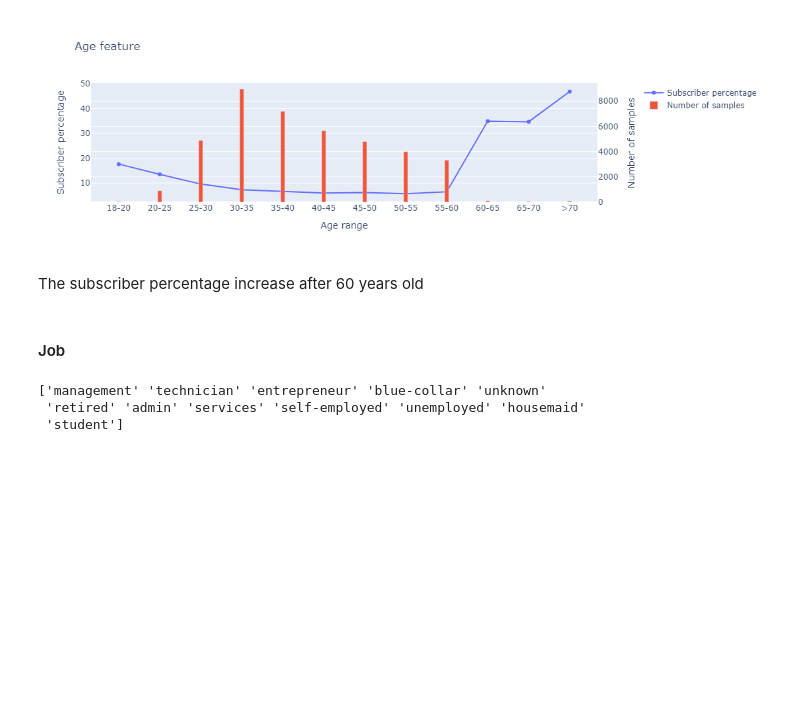
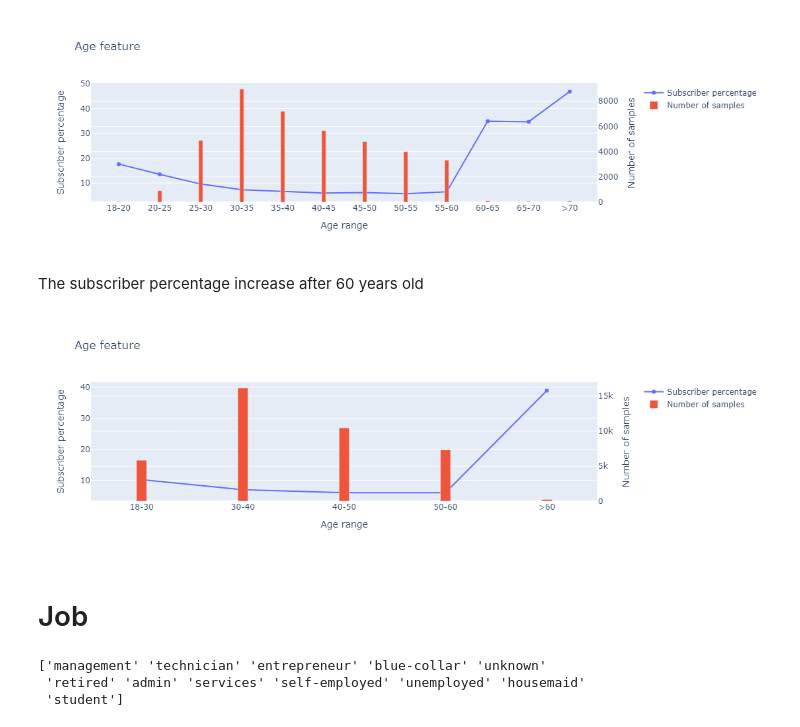
Before and after one commit to chiara89/OJGBREGVkBPNHLBf, a Jupyter notebook: term_deposit_subscription_prediction.ipynb, the cells around one changed output. Drawn from its saved outputs; the diff is of its cells as text; code cells hidden in the pictures; blank space fills up the shorter version.

```diff
--- a/term_deposit_subscription_prediction.ipynb
+++ b/term_deposit_subscription_prediction.ipynb
@@ -236,3 +238,38 @@ fig.show()
 [figure]
 # %% [markdown]
 The subscriber percentage increase after 60 years old
+# %%
+label = ['18-30','30-40', '40-50', '50-60','>60']
+num_samp_age = [(df[(18 <= df['age']) & (df['age'] <= 30)]).shape[0],(df[(30 < df['age']) & (df['age'] <= 40)]).shape[0],(df[(40 < df['age']) & (df['age'] <= 50)]).shape[0],(df[(50 < df['age']) & (df['age'] <= 60)]).shape[0],(df[(df['age'] > 60)]).shape[0]]
+perc_age = [round((df[(18 <= df['age']) & (df['age'] <= 30)& (df['y'] == 1)]).shape[0]/num_samp_age[0]*100,2),round((df[(30 < df['age']) & (df['age'] <= 40)& (df['y'] == 1)]).shape[0]/num_samp_age[1]*100,2),round((df[(40 < df['age']) & (df['age'] <= 50)& (df['y'] == 1)]).shape[0]/num_samp_age[2]*100,2),round((df[(50 < df['age']) & (df['age'] <= 60)& (df['y'] == 1)]).shape[0]/num_samp_age[3]*100,2),round((df[(df['age'] > 60)& (df['y'] == 1)]).shape[0]/num_samp_age[4]*100,2)]
+# Create Plot
+
+
+fig = make_subplots(specs=[[{"secondary_y": True}]])
+
+# Add traces
+fig.add_trace(
+    go.Scatter(x=label, y=perc_age, name="Subscriber percentage"),
+    secondary_y=False,
+)
+
+fig.add_trace(
+    go.Bar(x=label, y=num_samp_age, name="Number of samples",width=0.1),
+    secondary_y=True,
+)
+
+# Add figure title
+fig.update_layout(
+    title_text="Age feature"
+)
+
+# Set x-axis title
+fig.update_xaxes(title_text="Age range")
+
+# Set y-axes titles
+fig.update_yaxes(title_text="Subscriber percentage", secondary_y=False)
+fig.update_yaxes(title_text="Number of samples", secondary_y=True)
+
+fig.show()
+# %% [output]
+[figure, added]
@@ -239,5 +289,5 @@ The subscriber percentage increase after 60 years old
 # %% [markdown]
-#### Job
+# Job
 # %%
 print(df['job'].unique())
 # %% [output]
```
Also changed, not shown: parts of 71 cells of this notebook.
